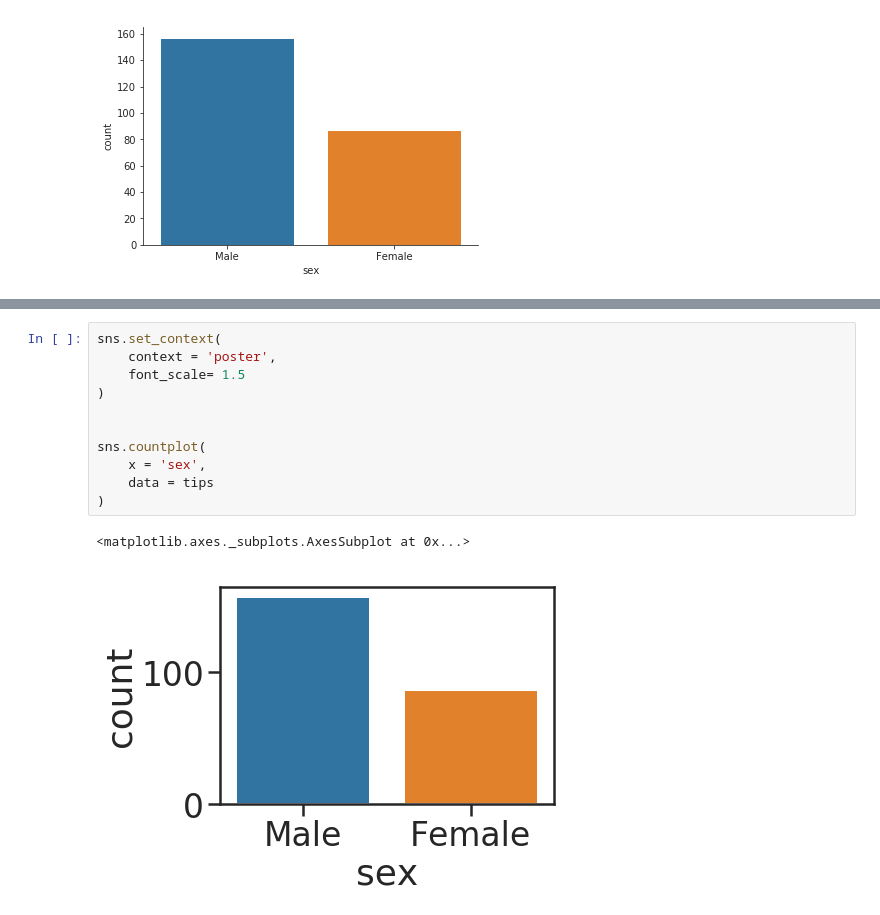
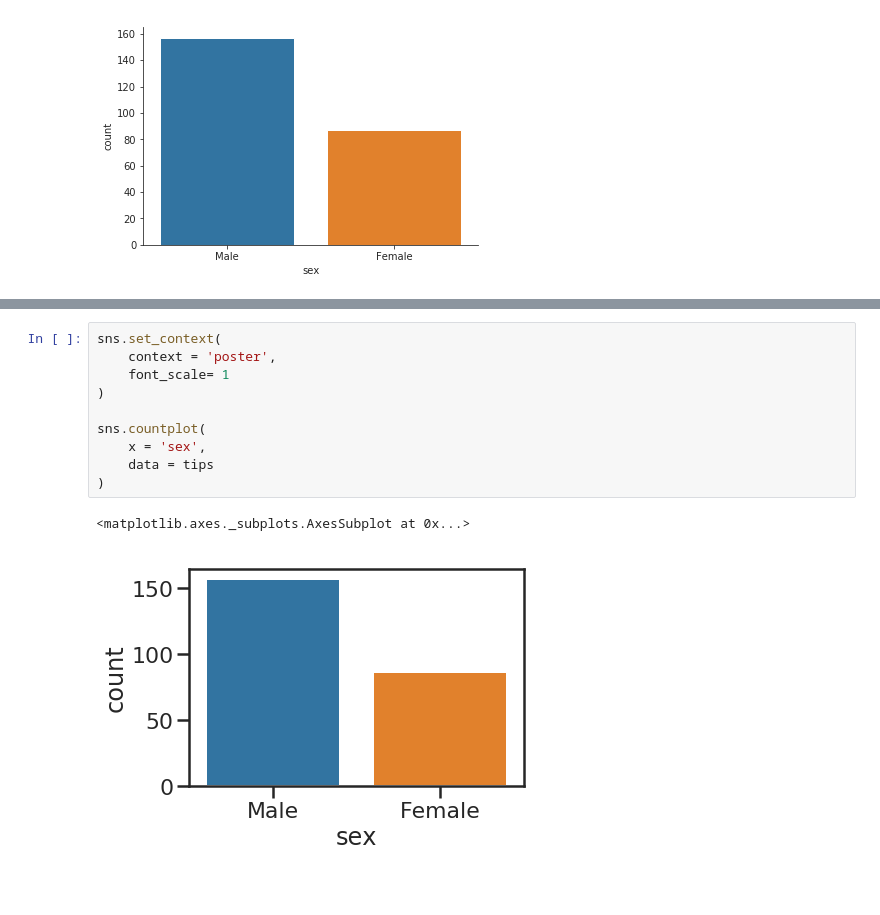
Before and after one commit to miguelzeph/Python, a Jupyter notebook: 2020/04_Data_Science_Study/04_Seaborn_study.ipynb, the cells around one changed output, grey strips where cells are left out. Saved outputs shown, nothing was run; the diff lists cells and outputs as text; blank space fills up the shorter version.

```diff
--- a/2020/04_Data_Science_Study/04_Seaborn_study.ipynb
+++ b/2020/04_Data_Science_Study/04_Seaborn_study.ipynb
@@ -531,14 +571,13 @@ sns.countplot(
 # %%
 sns.set_context(
     context = 'poster',
-    font_scale= 1.5
+    font_scale= 1
 )
-
 
 sns.countplot(
     x = 'sex',
     data = tips
 )
 # %% [output]
 <matplotlib.axes._subplots.AxesSubplot at 0x...>
-[figure, old version]
+[figure, new version]
```
Also changed, not shown: parts of 52 cells of this notebook, 4 other files.
